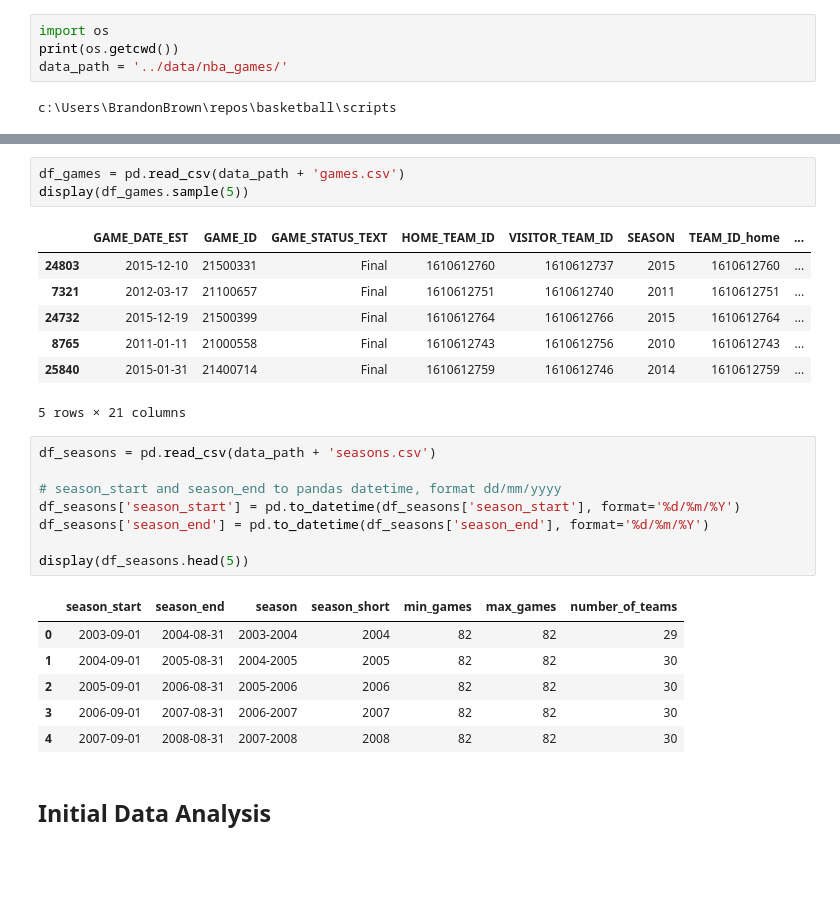
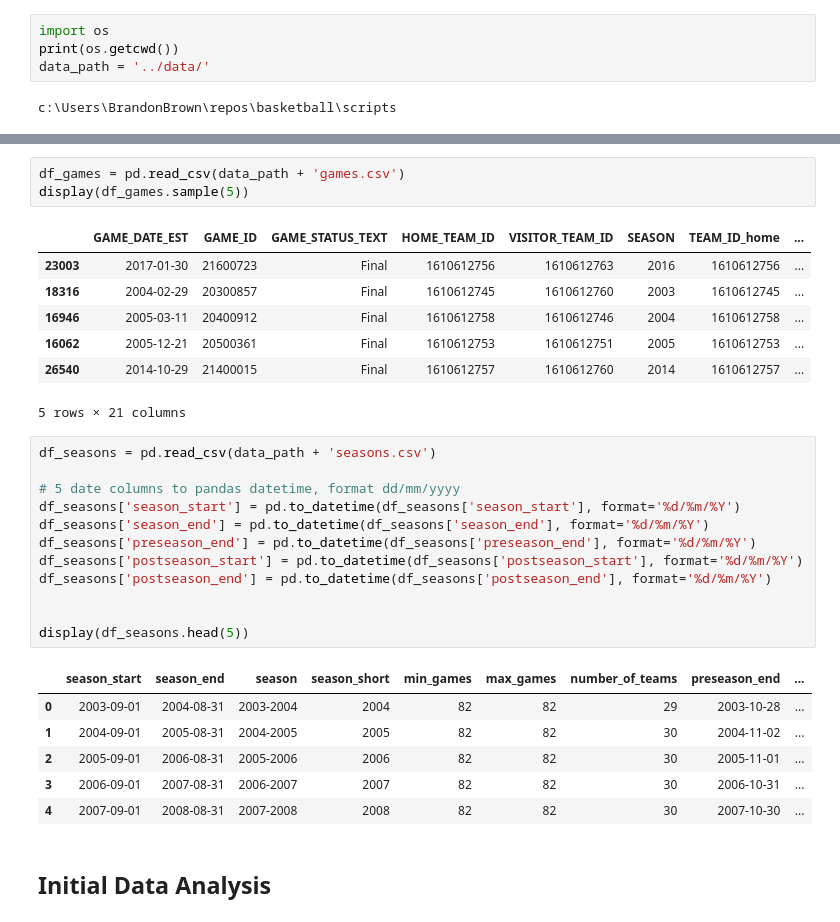
Before and after one commit to brownbrandon272/basketball, a Jupyter notebook: scripts/detail_explore.ipynb, the cells around one changed output, grey strips where cells are left out. Saved outputs shown, nothing was run; the diff lists cells and outputs as text; blank space fills up the shorter version.

Commit message:
rearrange data and adjust game percentage calculation

```diff
--- a/scripts/detail_explore.ipynb
+++ b/scripts/detail_explore.ipynb
@@ -9,7 +9,7 @@ import seaborn as sns
 # %%
 import os
 print(os.getcwd())
-data_path = '../data/nba_games/'
+data_path = '../data/'
 # %% [output]
 c:\Users\BrandonBrown\repos\basketball\scripts
 # %%
@@ -28,27 +28,31 @@ df_games = pd.read_csv(data_path + 'games.csv')
 display(df_games.sample(5))
 # %% [output]
 |  | GAME_DATE_EST | GAME_ID | GAME_STATUS_TEXT | HOME_TEAM_ID | VISITOR_TEAM_ID | SEASON | TEAM_ID_home | ... |
-| 24803 | 2015-12-10 | 21500331 | Final | 1610612760 | 1610612737 | 2015 | 1610612760 | ... |
-| 7321 | 2012-03-17 | 21100657 | Final | 1610612751 | 1610612740 | 2011 | 1610612751 | ... |
-| 24732 | 2015-12-19 | 21500399 | Final | 1610612764 | 1610612766 | 2015 | 1610612764 | ... |
-| 8765 | 2011-01-11 | 21000558 | Final | 1610612743 | 1610612756 | 2010 | 1610612743 | ... |
-| 25840 | 2015-01-31 | 21400714 | Final | 1610612759 | 1610612746 | 2014 | 1610612759 | ... |
+| 23003 | 2017-01-30 | 21600723 | Final | 1610612756 | 1610612763 | 2016 | 1610612756 | ... |
+| 18316 | 2004-02-29 | 20300857 | Final | 1610612745 | 1610612760 | 2003 | 1610612745 | ... |
+| 16946 | 2005-03-11 | 20400912 | Final | 1610612758 | 1610612746 | 2004 | 1610612758 | ... |
+| 16062 | 2005-12-21 | 20500361 | Final | 1610612753 | 1610612751 | 2005 | 1610612753 | ... |
+| 26540 | 2014-10-29 | 21400015 | Final | 1610612757 | 1610612760 | 2014 | 1610612757 | ... |
 5 rows × 21 columns
 # %%
 df_seasons = pd.read_csv(data_path + 'seasons.csv')
 
-# season_start and season_end to pandas datetime, format dd/mm/yyyy
+# 5 date columns to pandas datetime, format dd/mm/yyyy
 df_seasons['season_start'] = pd.to_datetime(df_seasons['season_start'], format='%d/%m/%Y')
 df_seasons['season_end'] = pd.to_datetime(df_seasons['season_end'], format='%d/%m/%Y')
+df_seasons['preseason_end'] = pd.to_datetime(df_seasons['preseason_end'], format='%d/%m/%Y')
+df_seasons['postseason_start'] = pd.to_datetime(df_seasons['postseason_start'], format='%d/%m/%Y')
+df_seasons['postseason_end'] = pd.to_datetime(df_seasons['postseason_end'], format='%d/%m/%Y')
+
 
 display(df_seasons.head(5))
 # %% [output]
-|  | season_start | season_end | season | season_short | min_games | max_games | number_of_teams |
-| 0 | 2003-09-01 | 2004-08-31 | 2003-2004 | 2004 | 82 | 82 | 29 |
-| 1 | 2004-09-01 | 2005-08-31 | 2004-2005 | 2005 | 82 | 82 | 30 |
-| 2 | 2005-09-01 | 2006-08-31 | 2005-2006 | 2006 | 82 | 82 | 30 |
-| 3 | 2006-09-01 | 2007-08-31 | 2006-2007 | 2007 | 82 | 82 | 30 |
-| 4 | 2007-09-01 | 2008-08-31 | 2007-2008 | 2008 | 82 | 82 | 30 |
+|  | season_start | season_end | season | season_short | min_games | max_games | number_of_teams | preseason_end | ... |
+| 0 | 2003-09-01 | 2004-08-31 | 2003-2004 | 2004 | 82 | 82 | 29 | 2003-10-28 | ... |
+| 1 | 2004-09-01 | 2005-08-31 | 2004-2005 | 2005 | 82 | 82 | 30 | 2004-11-02 | ... |
+| 2 | 2005-09-01 | 2006-08-31 | 2005-2006 | 2006 | 82 | 82 | 30 | 2005-11-01 | ... |
+| 3 | 2006-09-01 | 2007-08-31 | 2006-2007 | 2007 | 82 | 82 | 30 | 2006-10-31 | ... |
+| 4 | 2007-09-01 | 2008-08-31 | 2007-2008 | 2008 | 82 | 82 | 30 | 2007-10-30 | ... |
 # %% [markdown]
 ## Initial Data Analysis
 # %% [markdown]
```
Also changed, not shown: parts of 5 cells of this notebook, 11 other files.
